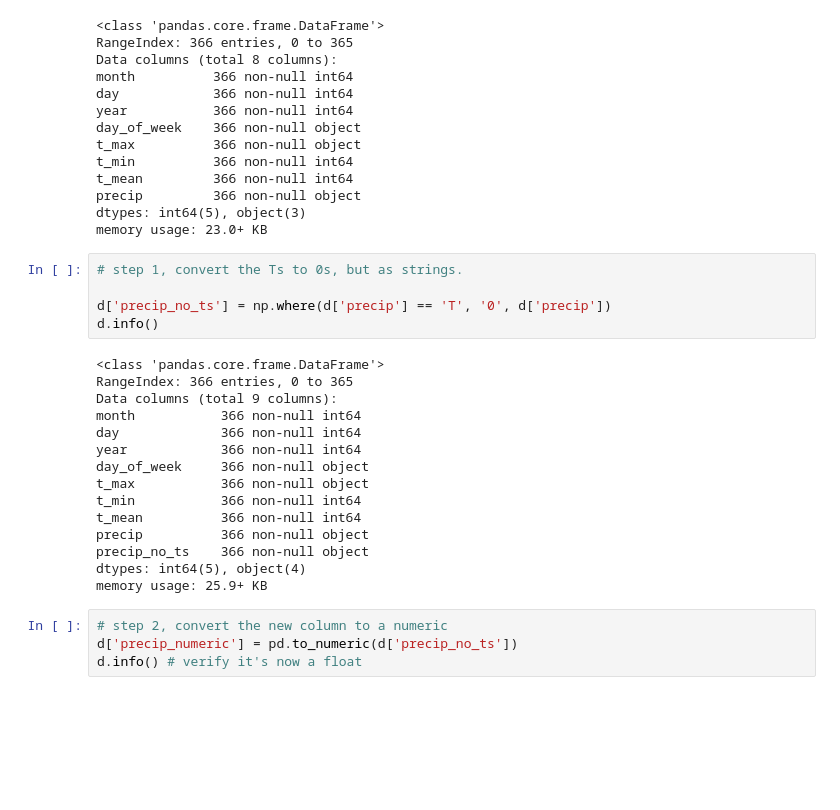
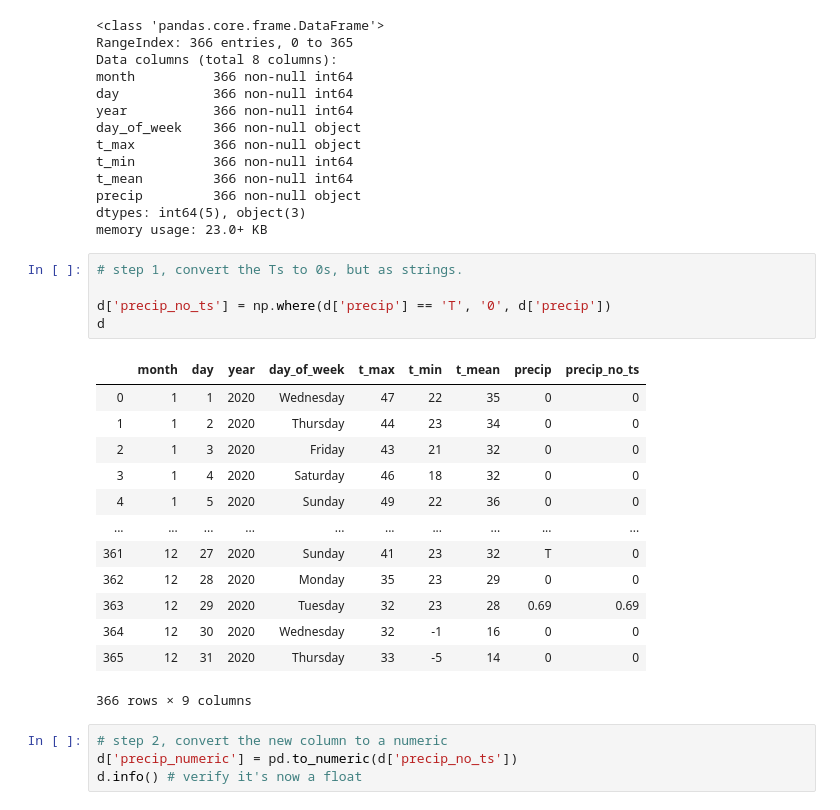
Before and after one commit to pjbitterman/UNL_geog432, a Jupyter notebook: labs/lab05/lab05_for_jim.ipynb, the cells around one changed output. Drawn from its saved outputs; the diff is of its cells as text; blank space fills up the shorter version.

```diff
--- a/labs/lab05/lab05_for_jim.ipynb
+++ b/labs/lab05/lab05_for_jim.ipynb
@@ -39,23 +39,22 @@ memory usage: 23.0+ KB
 # %%
 # step 1, convert the Ts to 0s, but as strings.
 
 d['precip_no_ts'] = np.where(d['precip'] == 'T', '0', d['precip'])
-d.info()
+d
 # %% [output]
+|  | month | day | year | day_of_week | t_max | t_min | t_mean | precip | precip_no_ts |
+| 0 | 1 | 1 | 2020 | Wednesday | 47 | 22 | 35 | 0 | 0 |
+| 1 | 1 | 2 | 2020 | Thursday | 44 | 23 | 34 | 0 | 0 |
+| 2 | 1 | 3 | 2020 | Friday | 43 | 21 | 32 | 0 | 0 |
+| 3 | 1 | 4 | 2020 | Saturday | 46 | 18 | 32 | 0 | 0 |
+| 4 | 1 | 5 | 2020 | Sunday | 49 | 22 | 36 | 0 | 0 |
+| ... | ... | ... | ... | ... | ... | ... | ... | ... | ... |
+| 361 | 12 | 27 | 2020 | Sunday | 41 | 23 | 32 | T | 0 |
+| 362 | 12 | 28 | 2020 | Monday | 35 | 23 | 29 | 0 | 0 |
+| 363 | 12 | 29 | 2020 | Tuesday | 32 | 23 | 28 | 0.69 | 0.69 |
+| 364 | 12 | 30 | 2020 | Wednesday | 32 | -1 | 16 | 0 | 0 |
+| 365 | 12 | 31 | 2020 | Thursday | 33 | -5 | 14 | 0 | 0 |
-<class 'pandas.core.frame.DataFrame'>
-RangeIndex: 366 entries, 0 to 365
-Data columns (total 9 columns):
-month           366 non-null int64
-day             366 non-null int64
-year            366 non-null int64
-day_of_week     366 non-null object
-t_max           366 non-null object
-t_min           366 non-null int64
-t_mean          366 non-null int64
-precip          366 non-null object
-precip_no_ts    366 non-null object
-dtypes: int64(5), object(4)
-memory usage: 25.9+ KB
+366 rows × 9 columns
 # %%
 # step 2, convert the new column to a numeric
 d['precip_numeric'] = pd.to_numeric(d['precip_no_ts'])
```
Also changed, not shown: parts of 2 cells of this notebook, 33 other files.
